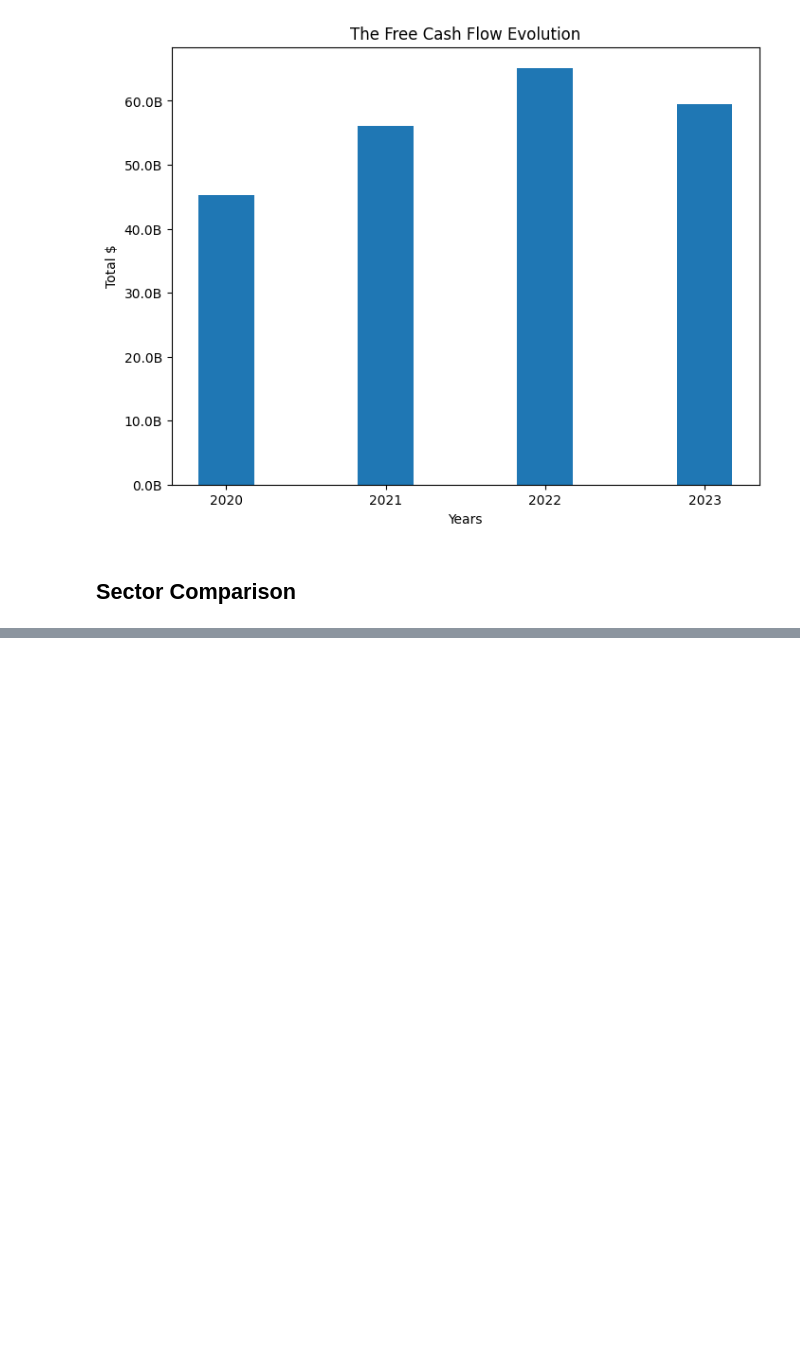
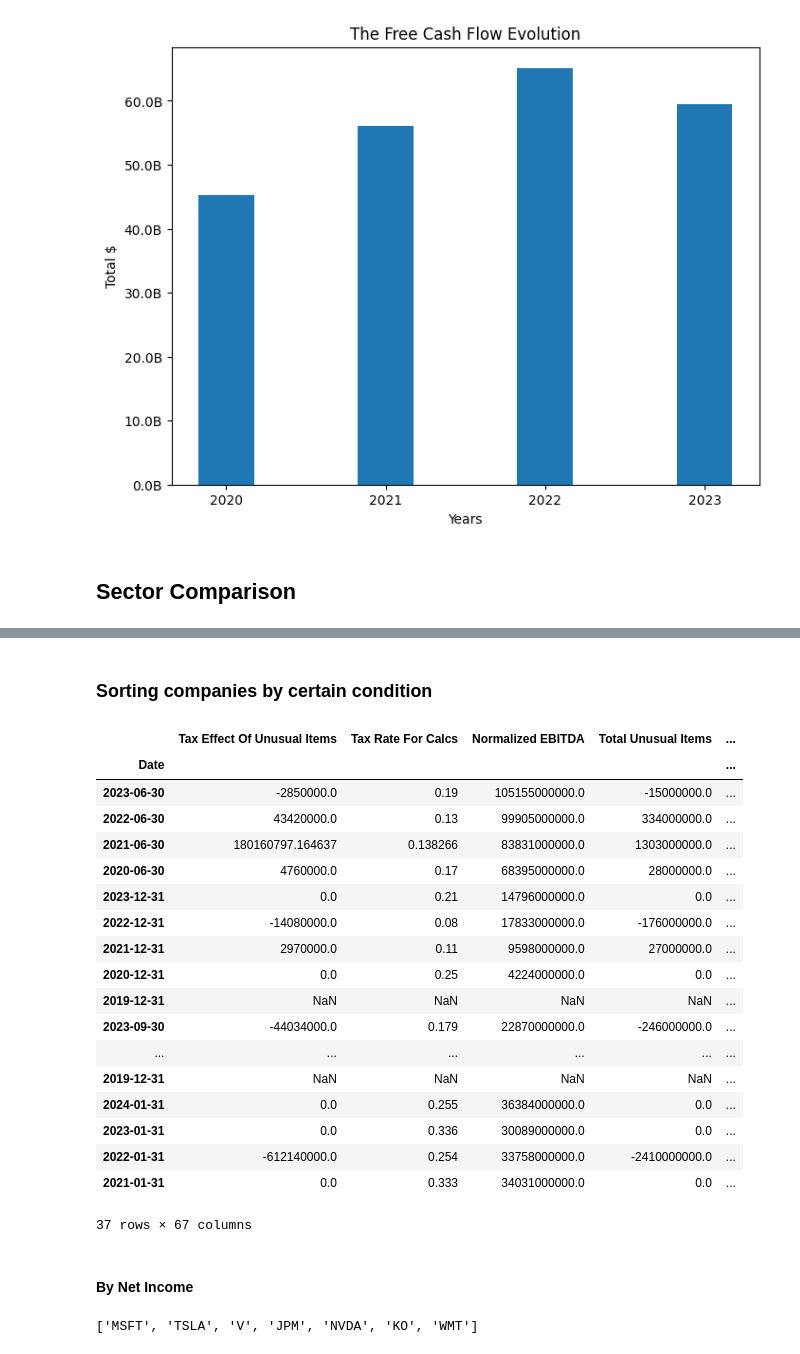
Before and after one commit to paty-oliveira/data-analysis-playground, a Jupyter notebook: stock-analysis/fundamental-analysis/index.ipynb, the cells around one changed output, grey strips where cells are left out. Saved outputs shown, nothing was run; the diff lists cells and outputs as text; code cells hidden in the pictures; blank space fills up the shorter version.

```diff
--- a/stock-analysis/fundamental-analysis/index.ipynb
+++ b/stock-analysis/fundamental-analysis/index.ipynb
@@ -702,0 +769,49 @@ Name: mean, dtype: float64
+# %% [markdown]
+### Sorting companies by certain condition
+# %%
+tickers = ["MSFT", "TSLA", "V", "JPM", "NVDA", "DIS", "KO", "WMT"]
+
+companies = yf.Tickers(tickers)
+
+dataframes = {}
+
+for ticker in tickers:
+    df = pd.DataFrame(companies.tickers[ticker].income_stmt).transpose()
+    df["Ticker Symbol"] = ticker
+    dataframes[ticker] = df
+
+df_all_companies = pd.concat(dataframes.values(), ignore_index=False)
+df_all_companies.index.names = ["Date"]
+
+df_all_companies
+# %% [output]
+|  | Tax Effect Of Unusual Items | Tax Rate For Calcs | Normalized EBITDA | Total Unusual Items | ... |
+| Date |  |  |  |  | ... |
+| 2023-06-30 | -2850000.0 | 0.19 | 105155000000.0 | -15000000.0 | ... |
+| 2022-06-30 | 43420000.0 | 0.13 | 99905000000.0 | 334000000.0 | ... |
+| 2021-06-30 | 180160797.164637 | 0.138266 | 83831000000.0 | 1303000000.0 | ... |
+| 2020-06-30 | 4760000.0 | 0.17 | 68395000000.0 | 28000000.0 | ... |
+| 2023-12-31 | 0.0 | 0.21 | 14796000000.0 | 0.0 | ... |
+| 2022-12-31 | -14080000.0 | 0.08 | 17833000000.0 | -176000000.0 | ... |
+| 2021-12-31 | 2970000.0 | 0.11 | 9598000000.0 | 27000000.0 | ... |
+| 2020-12-31 | 0.0 | 0.25 | 4224000000.0 | 0.0 | ... |
+| 2019-12-31 | NaN | NaN | NaN | NaN | ... |
+| 2023-09-30 | -44034000.0 | 0.179 | 22870000000.0 | -246000000.0 | ... |
+| ... | ... | ... | ... | ... | ... |
+| 2019-12-31 | NaN | NaN | NaN | NaN | ... |
+| 2024-01-31 | 0.0 | 0.255 | 36384000000.0 | 0.0 | ... |
+| 2023-01-31 | 0.0 | 0.336 | 30089000000.0 | 0.0 | ... |
+| 2022-01-31 | -612140000.0 | 0.254 | 33758000000.0 | -2410000000.0 | ... |
+| 2021-01-31 | 0.0 | 0.333 | 34031000000.0 | 0.0 | ... |
+37 rows × 67 columns
+# %% [markdown]
+#### By Net Income
+# %%
+net_income_target = 10000000000
+
+net_income_above_zero = df_all_companies[df_all_companies["Net Income"] > net_income_target]
+list_companies = net_income_above_zero["Ticker Symbol"].unique().tolist()
+
+list_companies
+# %% [output]
+['MSFT', 'TSLA', 'V', 'JPM', 'NVDA', 'KO', 'WMT']
```
Also changed, not shown: parts of 14 cells of this notebook.
